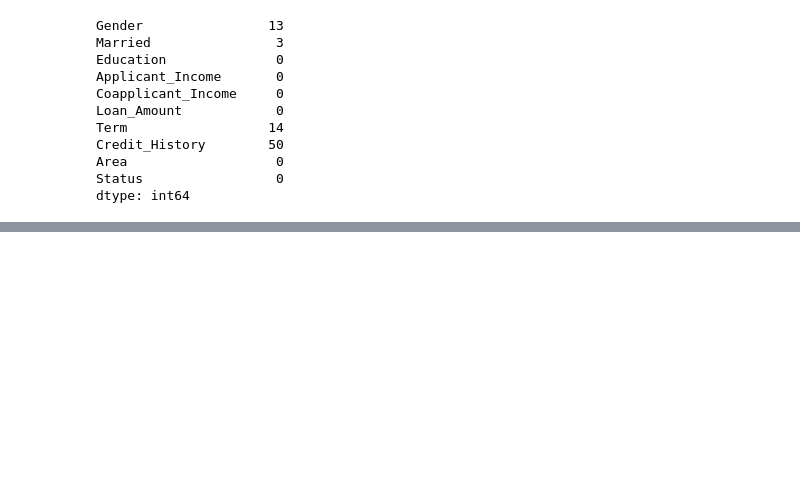
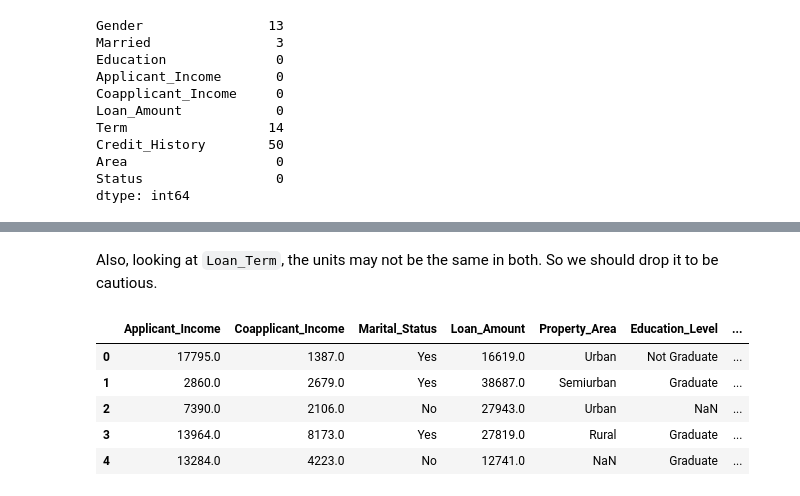
Before and after one commit to danielphilip12/Loan-Approval, a Jupyter notebook: overview.ipynb, the cells around one changed output, grey strips where cells are left out. Cells and saved outputs as stored; diff of their text form; code cells hidden in the pictures; blank space fills up the shorter version.

```diff
--- a/overview.ipynb
+++ b/overview.ipynb
@@ -227,0 +295,2 @@ df.to_csv('./data_processing/loan_data.csv', index=False)
+# %% [markdown]
+Also, looking at `Loan_Term`, the units may not be the same in both. So we should drop it to be cautious.
@@ -227,0 +300,21 @@ df.to_csv('./data_processing/loan_data.csv', index=False)
+# %%
+df_app['Marital_Status'] = df_app['Marital_Status'].map({'Married': 'Yes', 'Single': 'No'})
+df_app['Loan_Approved'] = df_app['Loan_Approved'].map({'Yes': 'Y', 'No': 'N'})
+# %%
+def good_credit_score(score):
+    if score >= 670:
+        return 1.0
+    return 0.0
+# %%
+df_app['Credit_History'] = df_app['Credit_Score'].apply(good_credit_score)
+# %%
+df_app = df_app.drop(columns=['Credit_Score'])
+# %%
+df_app.head()
+# %% [output]
+|  | Applicant_Income | Coapplicant_Income | Marital_Status | Loan_Amount | Property_Area | Education_Level | ... |
+| 0 | 17795.0 | 1387.0 | Yes | 16619.0 | Urban | Not Graduate | ... |
+| 1 | 2860.0 | 2679.0 | Yes | 38687.0 | Semiurban | Graduate | ... |
+| 2 | 7390.0 | 2106.0 | No | 27943.0 | Urban | NaN | ... |
+| 3 | 13964.0 | 8173.0 | Yes | 27819.0 | Rural | Graduate | ... |
+| 4 | 13284.0 | 4223.0 | No | 12741.0 | NaN | Graduate | ... |
```
Also changed, not shown: parts of 41 cells of this notebook, 2 other files.
